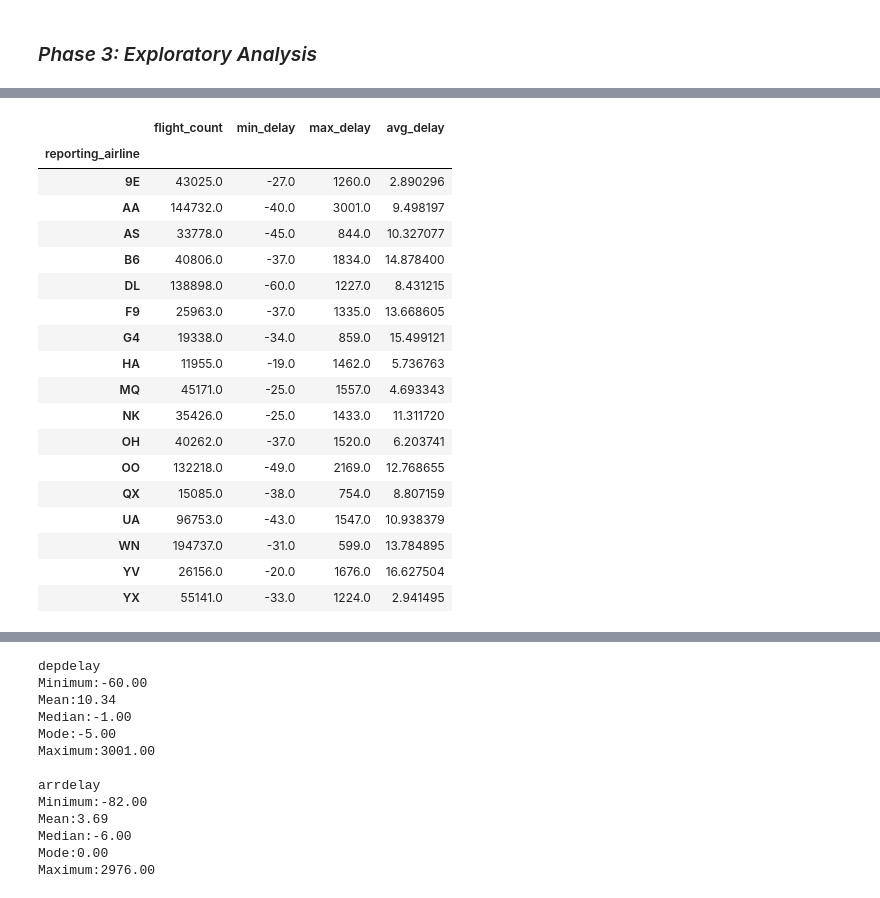
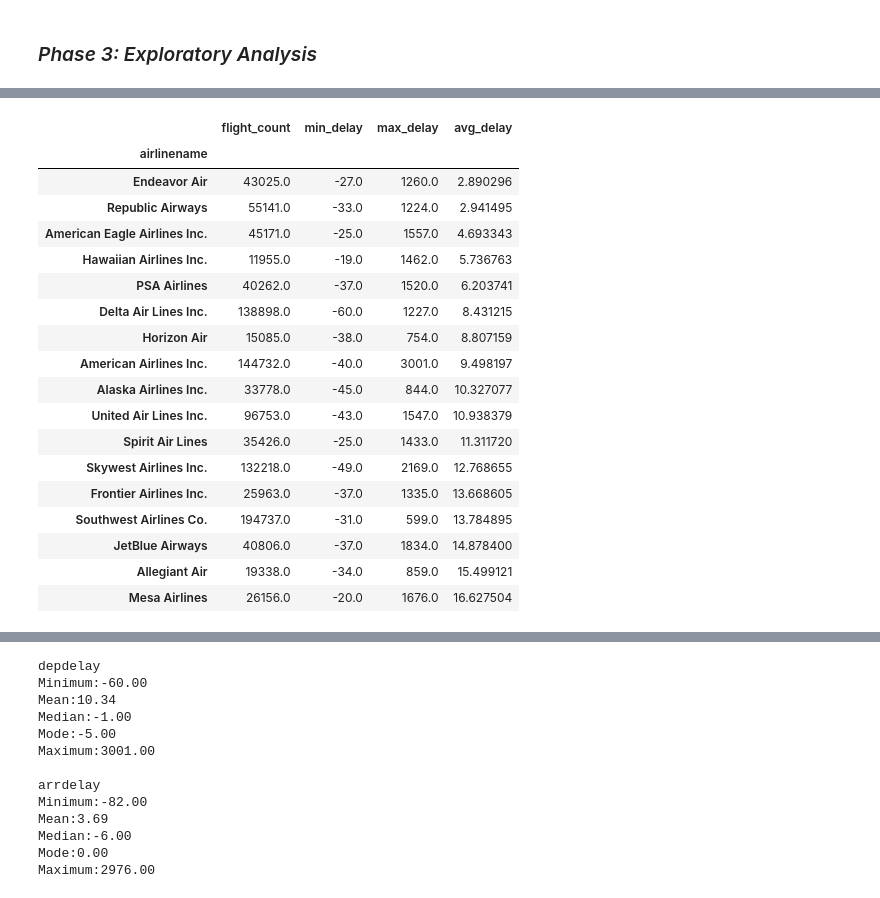
Before and after one commit to Ramachandranmu/Flight_Data, a Jupyter notebook: Flight_Data_Analysis.ipynb, the cells around one changed output, grey strips where cells are left out. Drawn from its saved outputs; the diff is of its cells as text; code cells hidden in the pictures.

```diff
--- a/Flight_Data_Analysis.ipynb
+++ b/Flight_Data_Analysis.ipynb
@@ -88,4 +86,4 @@ airports = airportsdata.load('IATA')
 count_flights = df_flights['origin'].value_counts()
 distinct_airport_codes = df_flights['origin'].unique()
 # creating a new pandas Dataframe airports_df which holds the distinct_airport_codes, longitude and latitude of each airport
-airports_df = pd.DataFrame({'originairportcode':distinct_airport_codes})
+airports_df = pd.DataFrame({'origin':distinct_airport_codes})
@@ -92,15 +97,44 @@ airports_df = pd.DataFrame({'originairportcode':distinct_airport_codes})
 # %%
+# Creating two columns with Ontime, Late and Cancelled status for both departure and arrival
+df_flights.loc[df_flights.depdelay.isna(), "dep_status"]="Canceled"
+df_flights.loc[df_flights.depdelay <= 0, "dep_status"]="OnTime"
+df_flights.loc[df_flights.depdelay > 0, "dep_status"]="Late"
+df_flights.loc[df_flights.arrdelay.isna(), "arr_status"]="Canceled"
+df_flights.loc[df_flights.arrdelay <= 0, "arr_status"]="OnTime"
+df_flights.loc[df_flights.arrdelay > 0, "arr_status"]="Late"
+
 # set_longitude method returns the longitude retrieved from the airportsdata library
 def set_longitude(row):
 
-    if row['originairportcode'] in airports.keys():
-        return airports[row['originairportcode']]['lon']
+    if row['origin'] in airports.keys():
+        return airports[row['origin']]['lon']
 
 # set_latitude method returns the latitude retrieved from the airportsdata library
 def set_latitude(row):
-    if row['originairportcode'] in airports.keys():
-        return airports[row['originairportcode']]['lat']
+    if row['origin'] in airports.keys():
+        return airports[row['origin']]['lat']
 
 airports_df['LONGITUDE'] = airports_df.apply(lambda row: set_longitude(row), axis=1)
 airports_df['LATITUDE'] = airports_df.apply(lambda row: set_latitude(row), axis=1)
 airports_df = airports_df.dropna()
+# %%
+def set_origin_airport_name(row):
+    if row['origin'] in airports.keys():
+        return airports[row['origin']]['name']
+
+def set_dest_airport_name(row):
+    if row['dest'] in airports.keys():
+        return airports[row['dest']]['name']
+
+def set_airline_name(row):
+    if row['reporting_airline'] in airlines_names_dict.keys():
+        return airlines_names_dict[row['reporting_airline']]
+
+df_flights['originairportname'] = df_flights.apply(lambda row: set_origin_airport_name(row), axis=1)
+df_flights['destairportname'] = df_flights.apply(lambda row: set_dest_airport_name(row), axis=1)
+df_flights['airlinename'] = df_flights.apply(lambda row: set_airline_name(row), axis=1)
+airports_df['airportname'] = airports_df.apply(lambda row: set_origin_airport_name(row), axis=1)
+
+# Adding a route column
+routes  = pd.Series(df_flights['originairportname'] + ' > ' + df_flights['destairportname'])
+df_flights = pd.concat([df_flights, routes.rename("Route")], axis=1)
@@ -121,7 +162,7 @@ map.drawcoastlines()
 map.drawcountries(linewidth = 3)
 map.drawstates(color='0.3')
 
-for index, (code,y,x) in airports_df[['originairportcode', 'LATITUDE', 'LONGITUDE']].iterrows():
+for index, (code,y,x) in airports_df[['origin', 'LATITUDE', 'LONGITUDE']].iterrows():
     x, y = map(x, y)
     isize = [i for i, val in enumerate(size_limits) if val < count_flights[code]]
     ind = isize[-1]
@@ -225,28 +257,28 @@ airlines_names_dict = airlines_names['AIRLINE'].to_dict()
 # %%
 #function get_details accepts a groupby object and returns a dictionary with the details of each airline
 def get_details(group):
     return {'flight_count': group.count(), 'min_delay': group.min(), 'max_delay': group.max(), 'avg_delay': group.mean()}
 
-grouped_departure_delay_by_airline = df_flights['depdelay'].groupby(df_flights['reporting_airline'])
+grouped_departure_delay_by_airline = df_flights['depdelay'].groupby(df_flights['airlinename'])
 df_airline_stats = grouped_departure_delay_by_airline.apply(get_details).unstack()
-df_airline_stats
+df_airline_stats.sort_values('avg_delay')
 # %% [output]
 |  | flight_count | min_delay | max_delay | avg_delay |
-| reporting_airline |  |  |  |  |
-| 9E | 43025.0 | -27.0 | 1260.0 | 2.890296 |
-| AA | 144732.0 | -40.0 | 3001.0 | 9.498197 |
-| AS | 33778.0 | -45.0 | 844.0 | 10.327077 |
-| B6 | 40806.0 | -37.0 | 1834.0 | 14.878400 |
-| DL | 138898.0 | -60.0 | 1227.0 | 8.431215 |
-| F9 | 25963.0 | -37.0 | 1335.0 | 13.668605 |
-| G4 | 19338.0 | -34.0 | 859.0 | 15.499121 |
-| HA | 11955.0 | -19.0 | 1462.0 | 5.736763 |
-| MQ | 45171.0 | -25.0 | 1557.0 | 4.693343 |
-| NK | 35426.0 | -25.0 | 1433.0 | 11.311720 |
-| OH | 40262.0 | -37.0 | 1520.0 | 6.203741 |
-| OO | 132218.0 | -49.0 | 2169.0 | 12.768655 |
-| QX | 15085.0 | -38.0 | 754.0 | 8.807159 |
-| UA | 96753.0 | -43.0 | 1547.0 | 10.938379 |
-| WN | 194737.0 | -31.0 | 599.0 | 13.784895 |
-| YV | 26156.0 | -20.0 | 1676.0 | 16.627504 |
-| YX | 55141.0 | -33.0 | 1224.0 | 2.941495 |
+| airlinename |  |  |  |  |
+| Endeavor Air | 43025.0 | -27.0 | 1260.0 | 2.890296 |
+| Republic Airways | 55141.0 | -33.0 | 1224.0 | 2.941495 |
+| American Eagle Airlines Inc. | 45171.0 | -25.0 | 1557.0 | 4.693343 |
+| Hawaiian Airlines Inc. | 11955.0 | -19.0 | 1462.0 | 5.736763 |
+| PSA Airlines | 40262.0 | -37.0 | 1520.0 | 6.203741 |
+| Delta Air Lines Inc. | 138898.0 | -60.0 | 1227.0 | 8.431215 |
+| Horizon Air | 15085.0 | -38.0 | 754.0 | 8.807159 |
+| American Airlines Inc. | 144732.0 | -40.0 | 3001.0 | 9.498197 |
+| Alaska Airlines Inc. | 33778.0 | -45.0 | 844.0 | 10.327077 |
+| United Air Lines Inc. | 96753.0 | -43.0 | 1547.0 | 10.938379 |
+| Spirit Air Lines | 35426.0 | -25.0 | 1433.0 | 11.311720 |
+| Skywest Airlines Inc. | 132218.0 | -49.0 | 2169.0 | 12.768655 |
+| Frontier Airlines Inc. | 25963.0 | -37.0 | 1335.0 | 13.668605 |
+| Southwest Airlines Co. | 194737.0 | -31.0 | 599.0 | 13.784895 |
+| JetBlue Airways | 40806.0 | -37.0 | 1834.0 | 14.878400 |
+| Allegiant Air | 19338.0 | -34.0 | 859.0 | 15.499121 |
+| Mesa Airlines | 26156.0 | -20.0 | 1676.0 | 16.627504 |
```
Also changed, not shown: parts of 42 cells of this notebook.
